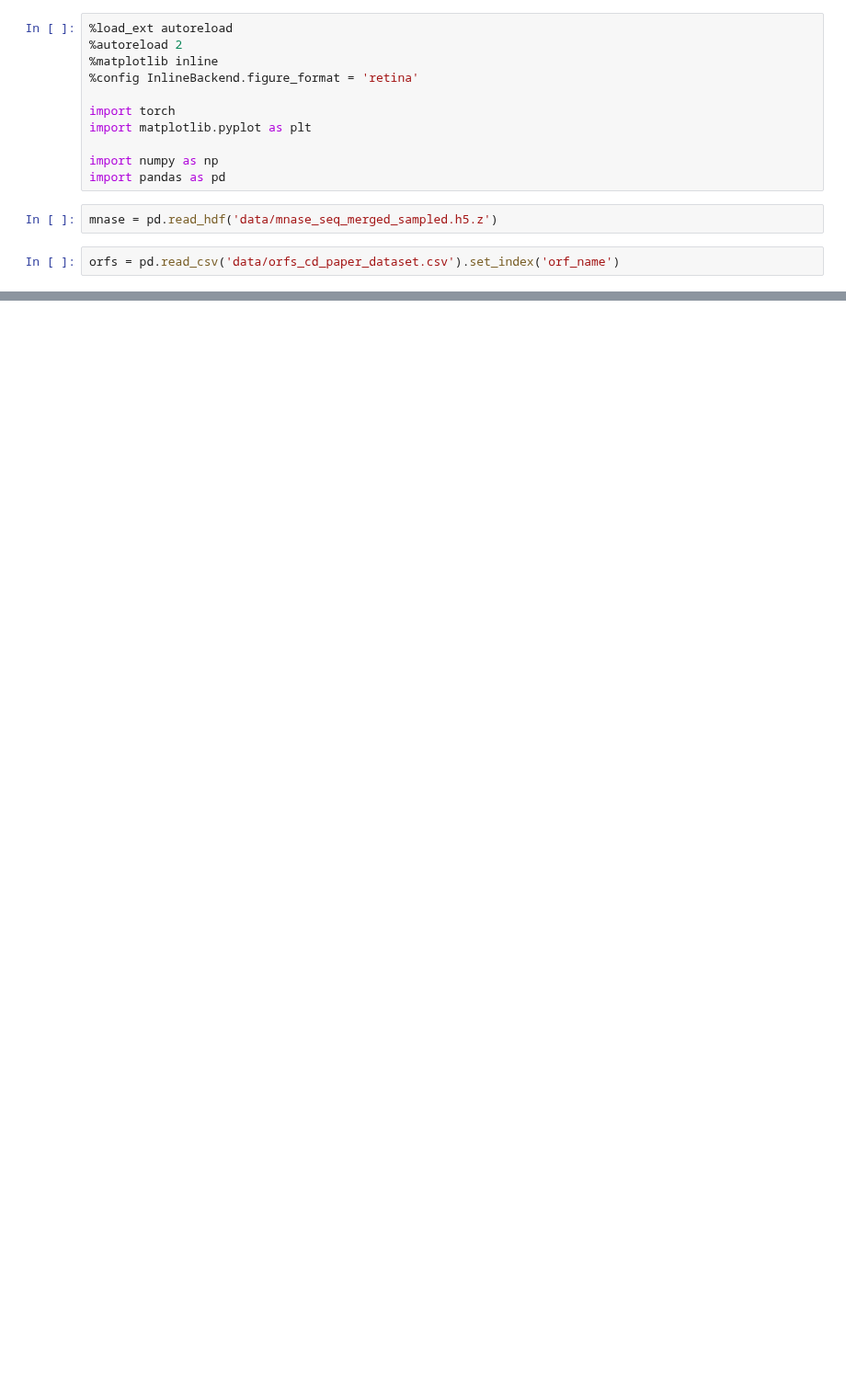
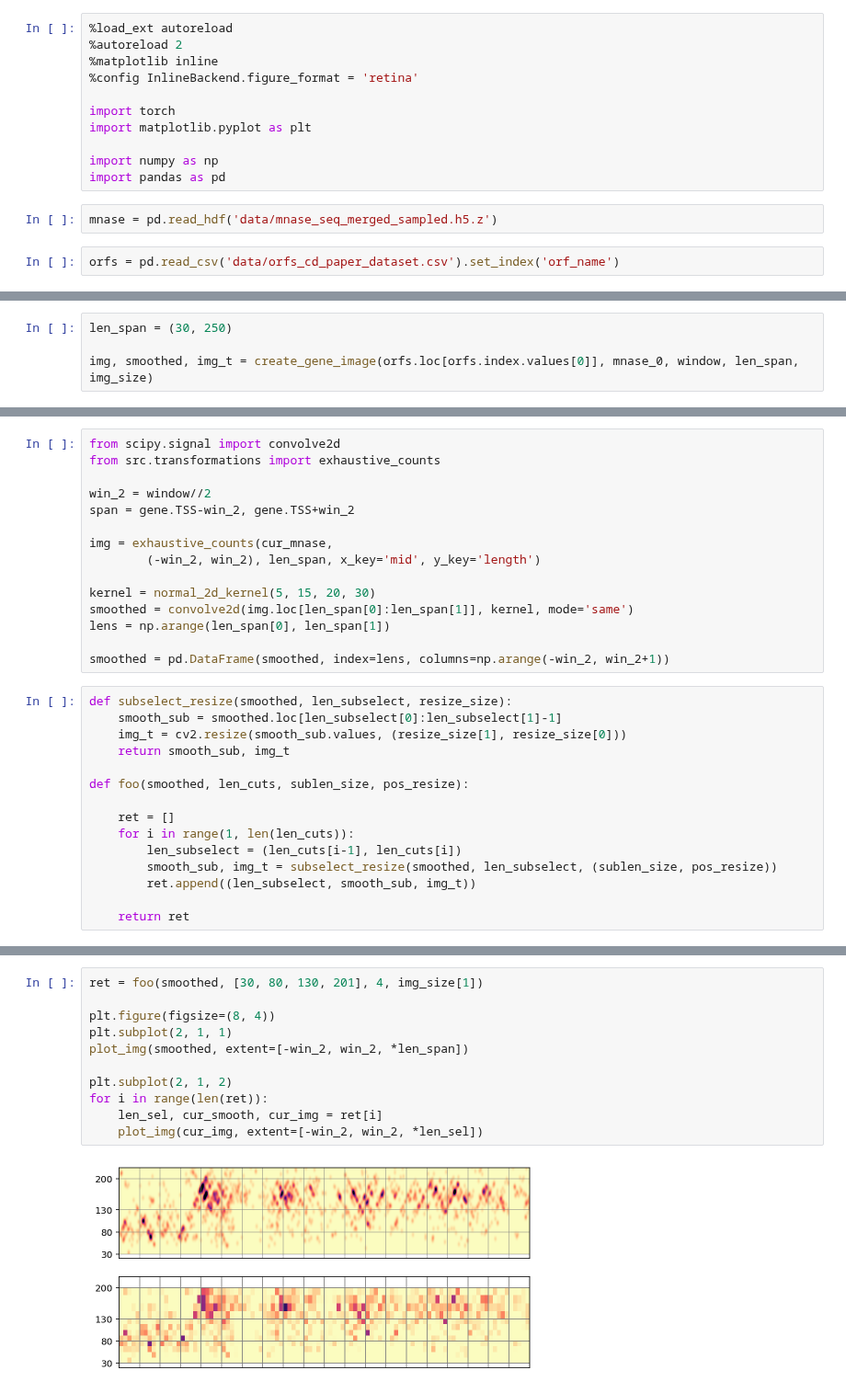
Before and after one commit to HarteminkLab/chromatin-transformers, a Jupyter notebook: Generate Data.ipynb, the cells around one changed output, grey strips where cells are left out. Shown at 92% size. Saved outputs shown, nothing was run; the diff lists cells and outputs as text; blank space fills up the shorter version.

Commit message:
Notebook to partition different fragment length ranges in source MNase into equal height patches

```diff
--- a/Generate Data.ipynb
+++ b/Generate Data.ipynb
@@ -25,0 +18,4 @@ plt.imshow(data_120[0], cmap='magma_r', vmax=0.25, origin='lower', extent=[-500,
+# %%
+len_span = (30, 250)
+
+img, smoothed, img_t = create_gene_image(orfs.loc[orfs.index.values[0]], mnase_0, window, len_span, img_size)
@@ -25,0 +56,30 @@ plt.imshow(data_120[0], cmap='magma_r', vmax=0.25, origin='lower', extent=[-500,
+# %%
+from scipy.signal import convolve2d
+from src.transformations import exhaustive_counts
+
+win_2 = window//2
+span = gene.TSS-win_2, gene.TSS+win_2
+
+img = exhaustive_counts(cur_mnase,
+        (-win_2, win_2), len_span, x_key='mid', y_key='length')
+
+kernel = normal_2d_kernel(5, 15, 20, 30)
+smoothed = convolve2d(img.loc[len_span[0]:len_span[1]], kernel, mode='same')
+lens = np.arange(len_span[0], len_span[1])
+
+smoothed = pd.DataFrame(smoothed, index=lens, columns=np.arange(-win_2, win_2+1))
+# %%
+def subselect_resize(smoothed, len_subselect, resize_size):
+    smooth_sub = smoothed.loc[len_subselect[0]:len_subselect[1]-1]
+    img_t = cv2.resize(smooth_sub.values, (resize_size[1], resize_size[0]))
+    return smooth_sub, img_t
+
+def foo(smoothed, len_cuts, sublen_size, pos_resize):
+
+    ret = []
+    for i in range(1, len(len_cuts)):
+        len_subselect = (len_cuts[i-1], len_cuts[i])
+        smooth_sub, img_t = subselect_resize(smoothed, len_subselect, (sublen_size, pos_resize))
+        ret.append((len_subselect, smooth_sub, img_t))
+
+    return ret
@@ -25,0 +93,13 @@ plt.imshow(data_120[0], cmap='magma_r', vmax=0.25, origin='lower', extent=[-500,
+# %%
+ret = foo(smoothed, [30, 80, 130, 201], 4, img_size[1])
+
+plt.figure(figsize=(8, 4))
+plt.subplot(2, 1, 1)
+plot_img(smoothed, extent=[-win_2, win_2, *len_span])
+
+plt.subplot(2, 1, 2)
+for i in range(len(ret)):
+    len_sel, cur_smooth, cur_img = ret[i]
+    plot_img(cur_img, extent=[-win_2, win_2, *len_sel])
+# %% [output]
+[figure, added]
```
Also changed, not shown: parts of 9 cells of this notebook, 3 other files.
